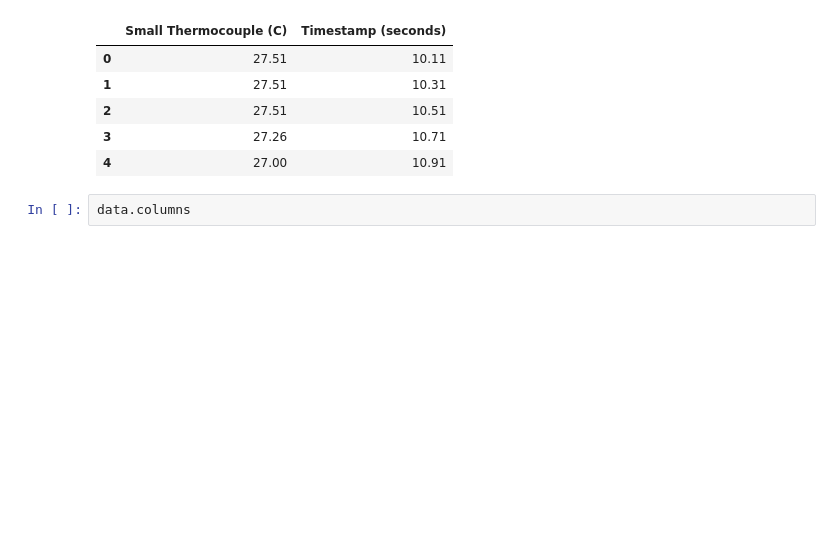
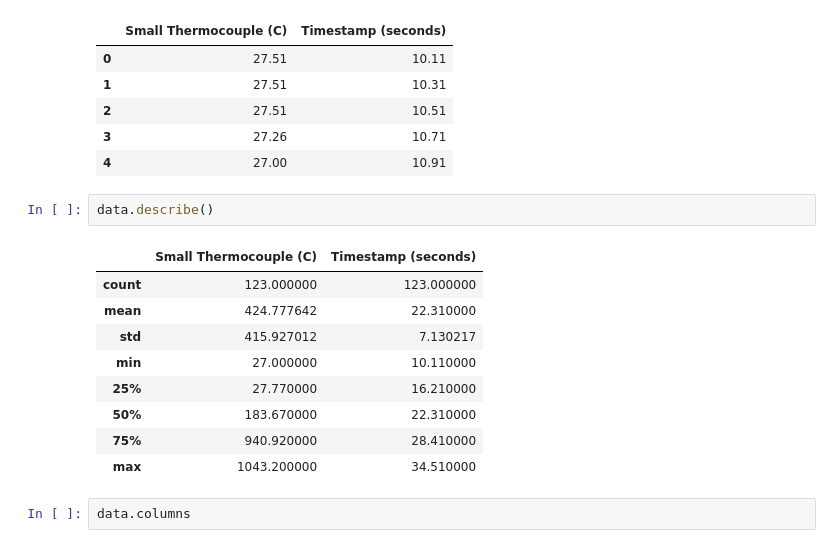
Before and after one commit to clint-bg/comptools, a Jupyter notebook: _build/jupyter_execute/lectures/01-Motive.ipynb, the cells around one changed output. Drawn from its saved outputs; the diff is of its cells as text; blank space fills up the shorter version.

```diff
--- a/_build/jupyter_execute/lectures/01-Motive.ipynb
+++ b/_build/jupyter_execute/lectures/01-Motive.ipynb
@@ -220,6 +218,18 @@ data.head()
 | 2 | 27.51 | 10.51 |
 | 3 | 27.26 | 10.71 |
 | 4 | 27.00 | 10.91 |
+# %%
+data.describe()
+# %% [output]
+|  | Small Thermocouple (C) | Timestamp (seconds) |
+| count | 123.000000 | 123.000000 |
+| mean | 424.777642 | 22.310000 |
+| std | 415.927012 | 7.130217 |
+| min | 27.000000 | 10.110000 |
+| 25% | 27.770000 | 16.210000 |
+| 50% | 183.670000 | 22.310000 |
+| 75% | 940.920000 | 28.410000 |
+| max | 1043.200000 | 34.510000 |
 # %%
 data.columns
 # %% [output]
```
Also changed, not shown: parts of 5 cells of this notebook, 43 other files.
